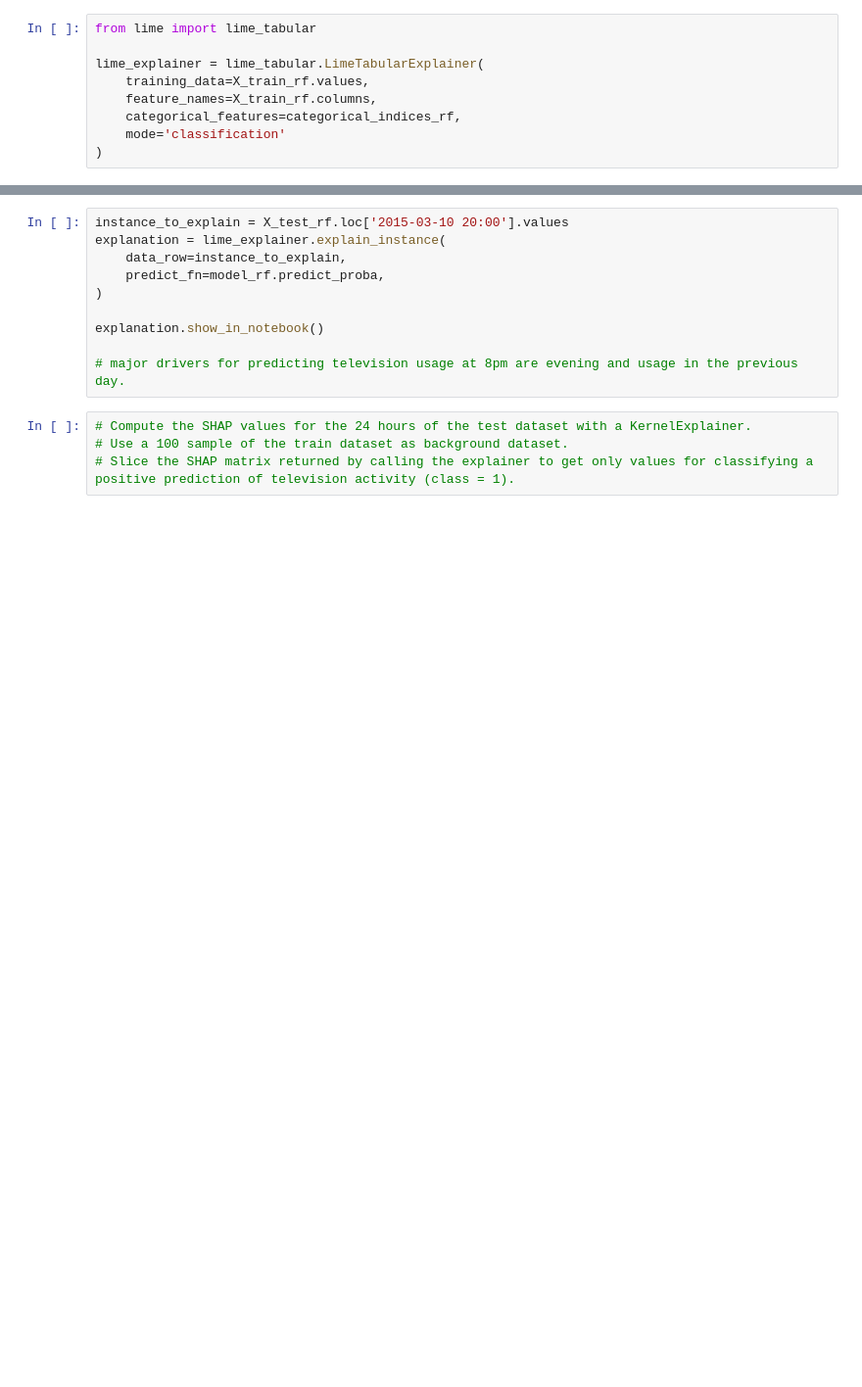
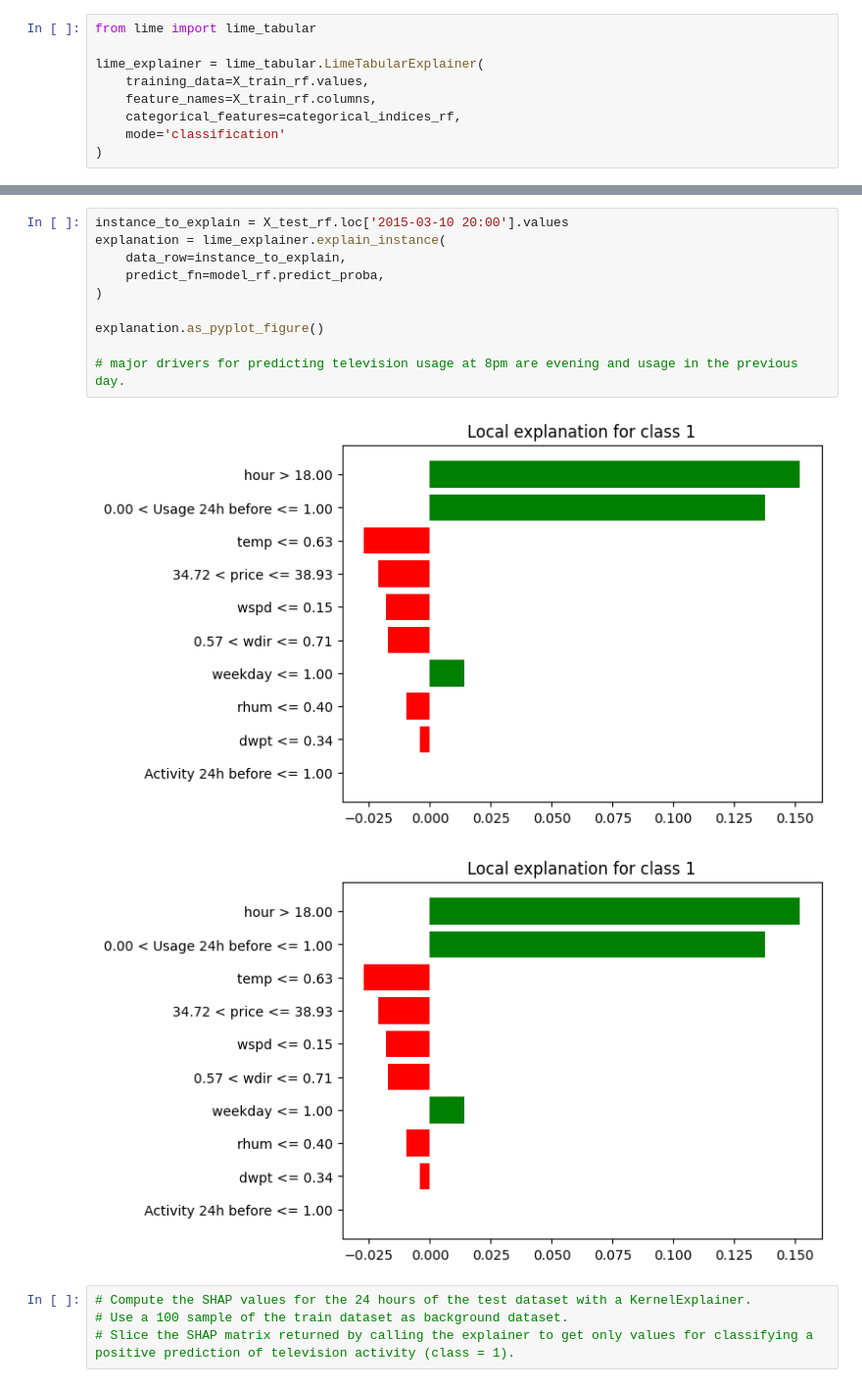
Before and after one commit to PieterHamelynck/Q2_2025, a Jupyter notebook: Lab_solutions/lab_session_05/lab_session_05.ipynb, the cells around one changed output, grey strips where cells are left out. Shown at 98% size. Cells and saved outputs as stored; diff of their text form; blank space fills up the shorter version.

```diff
--- a/Lab_solutions/lab_session_05/lab_session_05.ipynb
+++ b/Lab_solutions/lab_session_05/lab_session_05.ipynb
@@ -190,13 +291,16 @@ explanation.show_in_notebook()
 # %%
 instance_to_explain = X_test_rf.loc['2015-03-10 20:00'].values
 explanation = lime_explainer.explain_instance(
     data_row=instance_to_explain,
     predict_fn=model_rf.predict_proba,
 )
 
-explanation.show_in_notebook()
+explanation.as_pyplot_figure()
 
 # major drivers for predicting television usage at 8pm are evening and usage in the previous day.
+# %% [output]
+[figure, added]
+[figure, added]
 # %%
 # Compute the SHAP values for the 24 hours of the test dataset with a KernelExplainer.
 # Use a 100 sample of the train dataset as background dataset.
```
Also changed, not shown: parts of 19 cells of this notebook, 13 other files.
